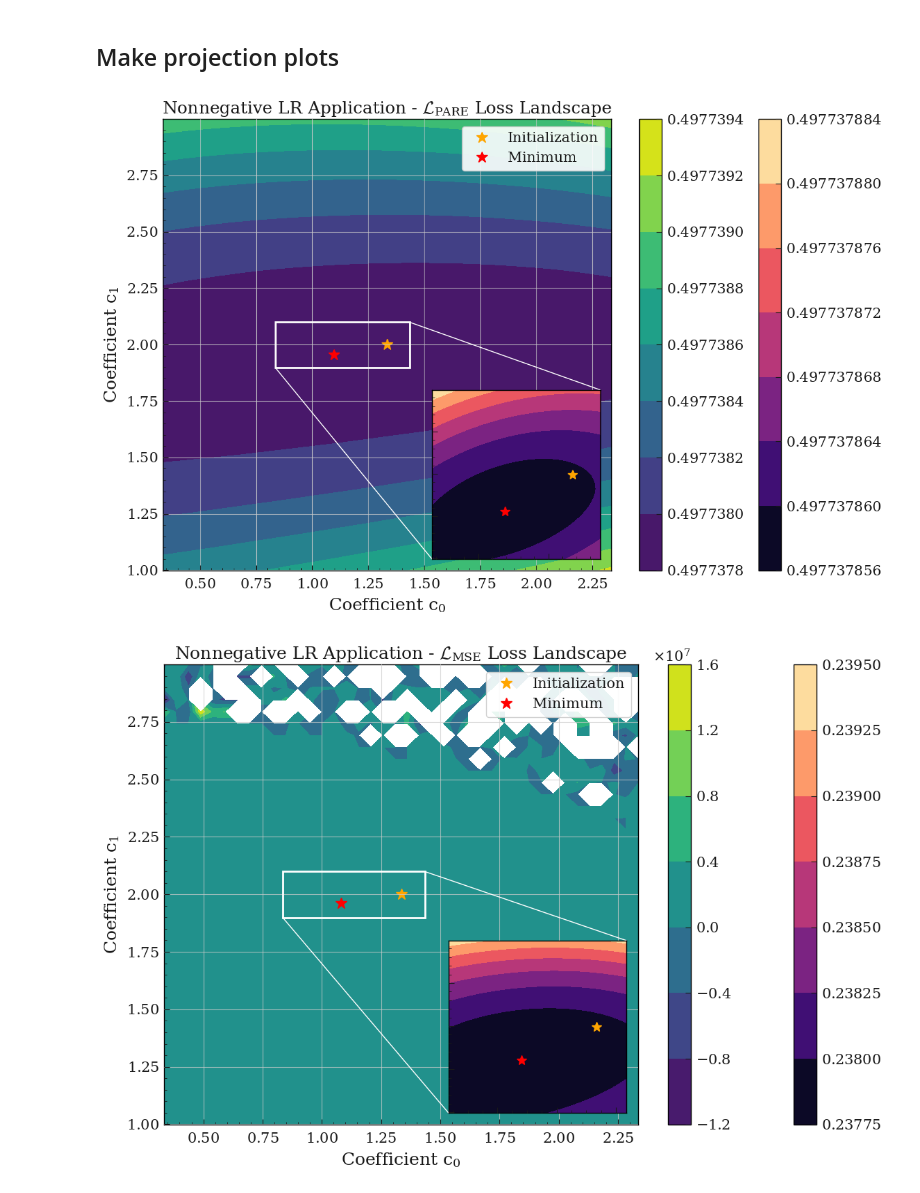
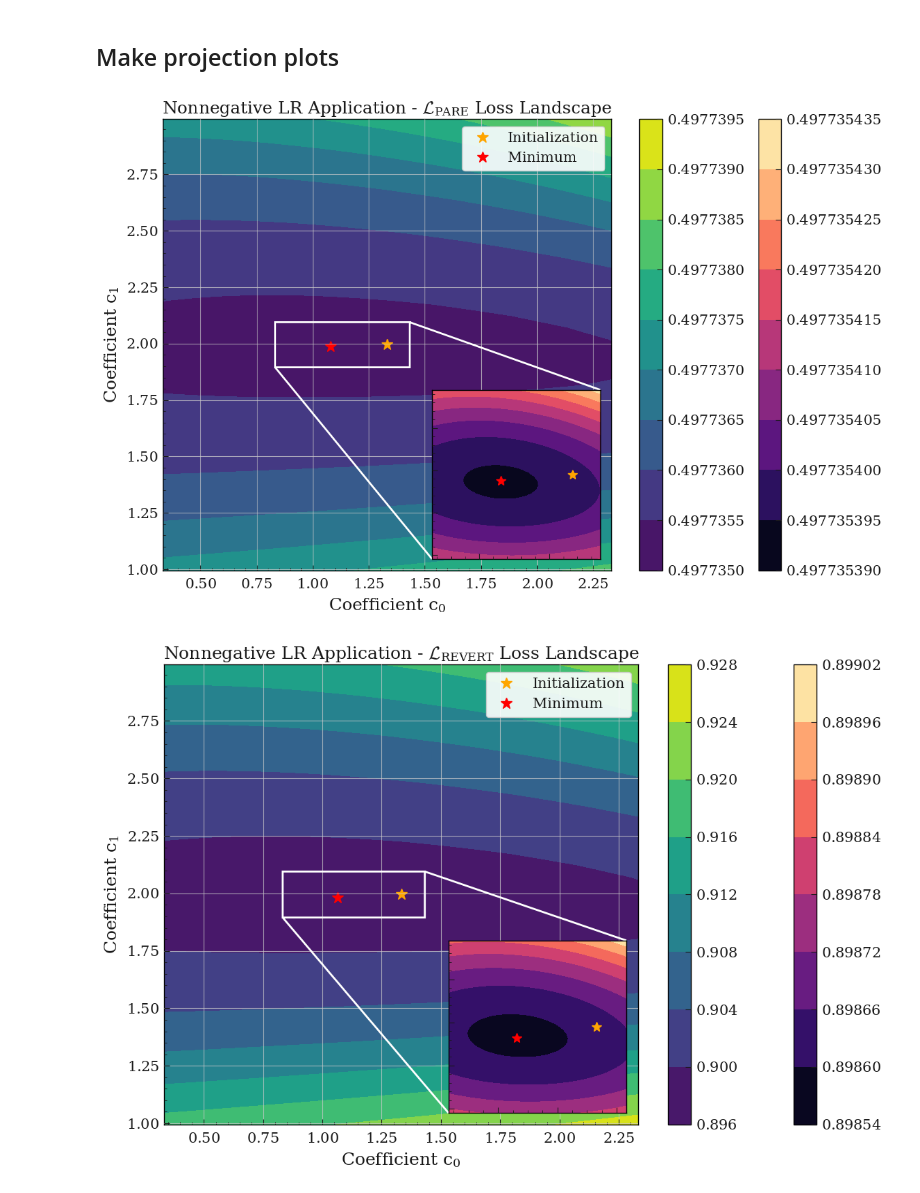
Before and after one commit to mdkdrnevich/QuasiDRE, a Jupyter notebook: ToyModels/SMM_loss_landscape.ipynb, the cells around one changed output. Saved outputs shown, nothing was run; the diff lists cells and outputs as text; code cells hidden in the pictures.

```diff
--- a/ToyModels/SMM_loss_landscape.ipynb
+++ b/ToyModels/SMM_loss_landscape.ipynb
@@ -289,8 +255,8 @@ pare_losses = np.zeros((N,N))
 x = np.linspace(coefficient_init[0]-1, coefficient_init[0]+1, N)
 y = np.linspace(coefficient_init[1]-1, coefficient_init[1]+1, N)
 
-for i, c0 in enumerate(x):
-    for j, c1 in enumerate(y):
+for i, c0 in tqdm(enumerate(x), total=N):
+    for j, c1 in tqdm(enumerate(y), total=N, leave=False):
         ratios = get_total_ratio(c0, c1, train_subratios)
         pare_losses[i,j] = get_pare_loss(ratios, targets, weights, t0=t0, t1=t1)
 
@@ -418,17 +384,17 @@ fig.tight_layout()
 # %%
 N = 40
-mse_losses2 = np.zeros((N,N))
+revert_losses2 = np.zeros((N,N))
 x2 = np.linspace(coefficient_init[0]-0.5, coefficient_init[0]+0.1, N)
 y2 = np.linspace(coefficient_init[1]-0.1, coefficient_init[1]+0.1, N)
 
 for i, c0 in enumerate(x2):
     for j, c1 in enumerate(y2):
         ratios = get_total_ratio(c0, c1, train_subratios)
-        mse_losses2[i,j] = get_mse_loss(ratios, targets, weights)
+        revert_losses2[i,j] = get_revert_loss(ratios, targets, weights)
 
-mse_losses2 = np.array(mse_losses2)
+revert_losses2 = np.array(revert_losses2)
 # %%
-mse_vmin2 = np.nanmin(mse_losses2[~np.isinf(mse_losses2)])
-mse_vmax2 = np.nanmax(mse_losses2[~np.isinf(mse_losses2)])
-mse_vmin2, mse_vmax2
+revert_vmin2 = np.nanmin(revert_losses2[~np.isinf(revert_losses2)])
+revert_vmax2 = np.nanmax(revert_losses2[~np.isinf(revert_losses2)])
+revert_vmin2, revert_vmax2
 # %% [output]
@@ -436,4 +402,4 @@ mse_vmin2, mse_vmax2
 # %%
-mse_argmin2 = np.argmin(np.nan_to_num(mse_losses2, nan=mse_vmax2, posinf=mse_vmax2, neginf=mse_vmax2))
-x2[mse_argmin2//N], y2[mse_argmin2%N]
+revert_argmin2 = np.argmin(np.nan_to_num(revert_losses2, nan=revert_vmax2, posinf=revert_vmax2, neginf=revert_vmax2))
+x2[revert_argmin2//N], y2[revert_argmin2%N]
 # %% [output]
@@ -494,48 +460,48 @@ fig.colorbar(im2, ax=ax)
 fig.colorbar(im, ax=ax)
 
 fig.tight_layout()
-if DATASET == "mc":
-    fig.savefig("Toy_prob_pare_loss_landscape_inset.pdf")
-if DATASET == "negative":
-    fig.savefig("Toy_quasi_pare_loss_landscape_inset.pdf")
+# if DATASET == "mc":
+#     fig.savefig("Toy_prob_pare_loss_landscape_inset.pdf")
+# if DATASET == "negative":
+#     fig.savefig("Toy_quasi_pare_loss_landscape_inset.pdf")
 # %% [output]
-[figure, old version]
+[figure, new version]
 # %%
 fig, ax = plt.subplots()
 fig.set_size_inches(12,8)
 
 xx, yy = np.meshgrid(x,y)
-im = ax.contourf(xx, yy, mse_losses.T)#, levels=np.linspace(-1e6, 1e6, 15))
+im = ax.contourf(xx, yy, revert_losses.T)#, levels=np.linspace(-1e6, 1e6, 15))
 ax.plot(*coefficient_init, '*', c='orange', label="Initialization", markersize='12')
-ax.plot(x2[mse_argmin2//N], y2[mse_argmin2%N], '*', c='red', label="Minimum", markersize='12')
+ax.plot(x2[revert_argmin2//N], y2[revert_argmin2%N], '*', c='red', label="Minimum", markersize='12')
 
 axins = ax.inset_axes(
     [x.max()-0.8, y.min()+0.05, 0.75, 0.75],
     xlim=(x2.min(), x2.max()), ylim=(y2.min(), y2.max()),
     xticklabels=[], yticklabels=[], transform=ax.transData
 )
 
 xx2, yy2 = np.meshgrid(x2,y2)
-im2 = axins.contourf(xx2, yy2, mse_losses2.T, cmap=matplotlib.colormaps['magma'])#, levels=np.linspace(-1e6, 1e6, 15))
+im2 = axins.contourf(xx2, yy2, revert_losses2.T, cmap=matplotlib.colormaps['magma'])#, levels=np.linspace(-1e6, 1e6, 15))
 axins.plot(*coefficient_init, '*', c='orange', label="Initialization", markersize='10')
-axins.plot(x2[mse_argmin2//N], y2[mse_argmin2%N], '*', c='red', label="Minimum", markersize='10')
+axins.plot(x2[revert_argmin2//N], y2[revert_argmin2%N], '*', c='red', label="Minimum", markersize='10')
 ax.indicate_inset_zoom(axins, edgecolor="white", linewidth=2, alpha=1)
 
 ax.set_xlabel('Coefficient $c_0$', fontsize=18)
 ax.set_ylabel('Coefficient $c_1$', fontsize=18)
 if DATASET == "negative":
-    ax.set_title("Signed LR Application - $\mathcal{L}_{MSE}$ Loss Landscape", fontsize=20)
+    ax.set_title("Signed LR Application - $\mathcal{L}_{REVERT}$ Loss Landscape", fontsize=20)
 if DATASET == "mc":
-    ax.set_title("Nonnegative LR Application - $\mathcal{L}_{MSE}$ Loss Landscape", fontsize=18)
+    ax.set_title("Nonnegative LR Application - $\mathcal{L}_{REVERT}$ Loss Landscape", fontsize=18)
 ax.grid(alpha=0.75)
 ax.legend(frameon=True, framealpha=0.9, fontsize=15)
 fig.colorbar(im2, ax=ax)
 fig.colorbar(im, ax=ax)
 
 fig.tight_layout()
-if DATASET == "mc":
-    fig.savefig("Toy_prob_mse_loss_landscape_inset.pdf")
-if DATASET == "negative":
-    fig.savefig("Toy_quasi_mse_loss_landscape_inset.pdf")
+# if DATASET == "mc":
+#     fig.savefig("Toy_prob_revert_loss_landscape_inset.pdf")
+# if DATASET == "negative":
+#     fig.savefig("Toy_quasi_revert_loss_landscape_inset.pdf")
 # %% [output]
-[figure, old version]
+[figure, new version]
```
Also changed, not shown: parts of 35 cells of this notebook.
